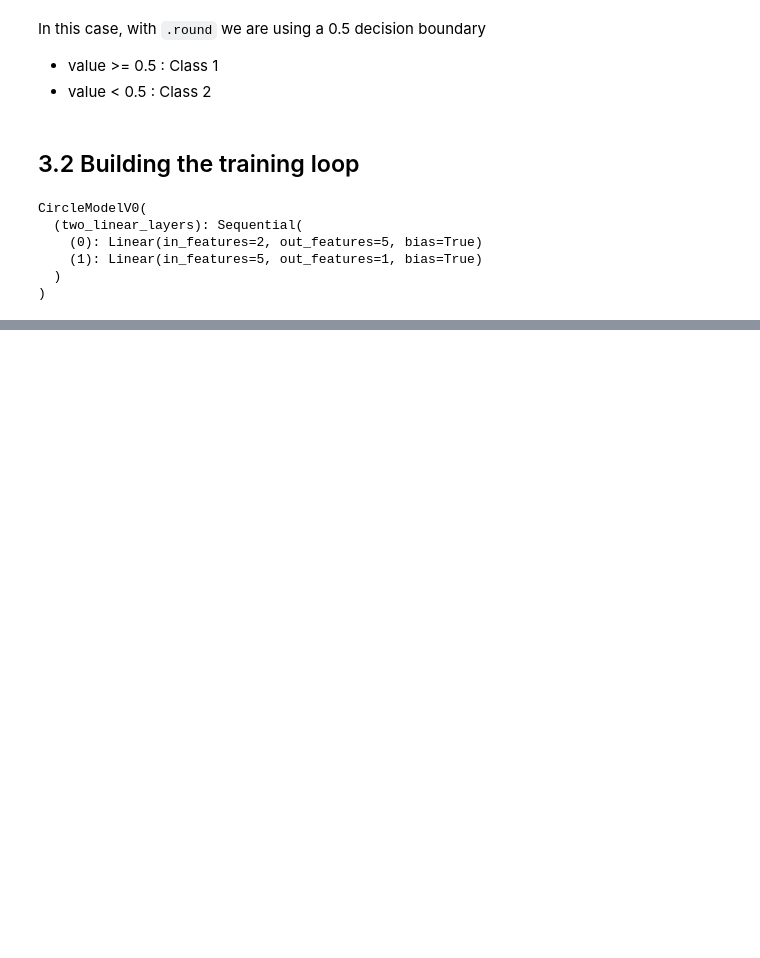
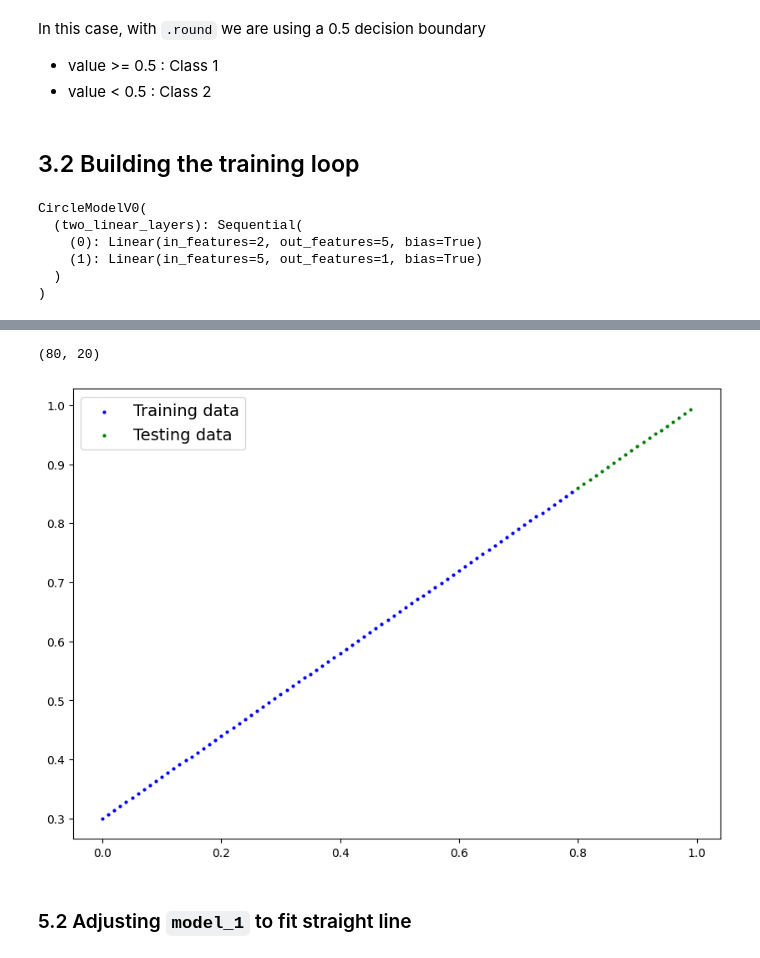
Before and after one commit to JavierMdT/PyTorch-Course, a Jupyter notebook: 02_pytorch_classification/02_pytorch_classification.ipynb, the cells around one changed output, grey strips where cells are left out. Drawn from its saved outputs; the diff is of its cells as text; code cells hidden in the pictures; blank space fills up the shorter version.

```diff
--- a/02_pytorch_classification/02_pytorch_classification.ipynb
+++ b/02_pytorch_classification/02_pytorch_classification.ipynb
@@ -367,0 +555,14 @@ RuntimeError: Boolean value of Tensor with more than one value is ambiguous
+# %%
+# Create some data
+weight = 0.7
+bias = 0.3
+start = 0
+end = 1
+step = 0.01
+
+X_regresion = torch.arange(start, end, step).unsqueeze(dim=1)
+y_regresion = weight * X_regresion + bias
+
+# Check the data
+print(len(X_regresion))
+X_regresion[:5], y_regresion[:5]
@@ -367,0 +581,15 @@ RuntimeError: Boolean value of Tensor with more than one value is ambiguous
+# %%
+# Create train and test splits
+train_split = int(0.8 * len(X_regresion))
+X_train_regresion, y_train_regresion = X_regresion[:train_split], y_regresion[:train_split]
+X_test_regresion, y_test_regresion = X_regresion[train_split:], y_regresion[train_split:]
+len(X_train_regresion), len(X_test_regresion)
+# %% [output]
+(80, 20)
+# %%
+plot_predictions(train_data=X_train_regresion, train_labels=y_train_regresion,
+                 test_data=X_test_regresion, test_labels=y_test_regresion)
+# %% [output]
+[figure, added]
+# %% [markdown]
+### 5.2 Adjusting `model_1` to fit straight line
```
Also changed, not shown: parts of 46 cells of this notebook, 1 other file.
